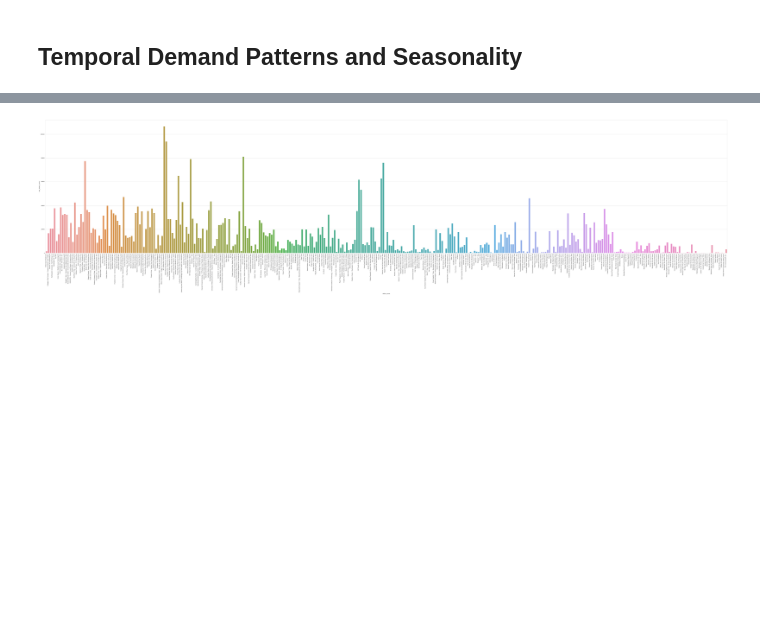
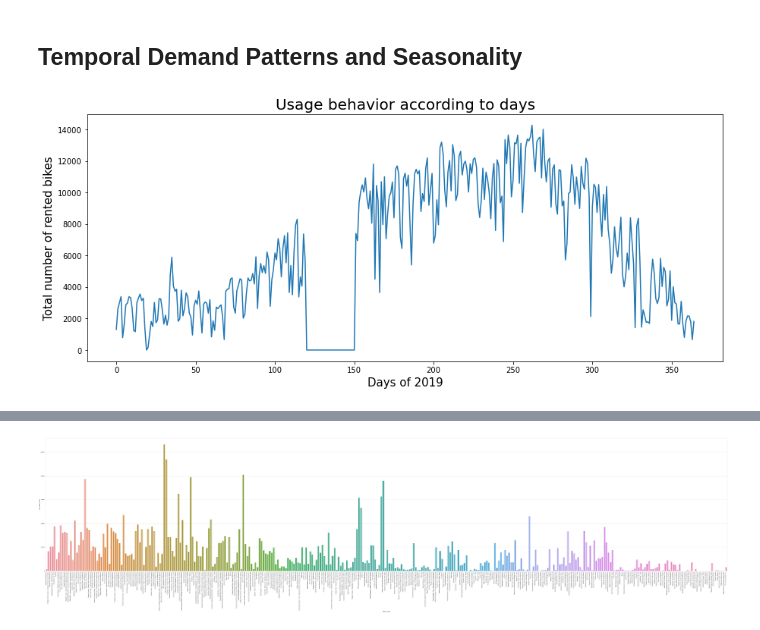
Before and after one commit to JuliusScheuerer/AA_Team_12_Assignment, a Jupyter notebook: AA_Team_12_Code.ipynb, the cells around one changed output, grey strips where cells are left out. Saved outputs shown, nothing was run; the diff lists cells and outputs as text; code cells hidden in the pictures; blank space fills up the shorter version.

```diff
--- a/AA_Team_12_Code.ipynb
+++ b/AA_Team_12_Code.ipynb
@@ -627,3 +648,14 @@ end_list = [end_time + datetime.timedelta(days=x) for x in range(365)]
 bookings = []
 for day in range(365):
     bookings.append(len(select_rentals_by_time(start_list[day], end_list[day])))
+# %%
+#Show overview of seasonal demand pattern
+fig_year = mpl.figure(figsize=(15,6))
+x_axis = range(365)
+mpl.plot(x_axis, bookings)
+mpl.xlabel('Days of 2019', fontsize=15)
+mpl.ylabel('Total number of rented bikes', fontsize=15)
+mpl.title('Usage behavior according to days', fontsize=20)
+mpl.show()
+# %% [output]
+[figure, added]
```
Also changed, not shown: parts of 34 cells of this notebook, 2 other files.
